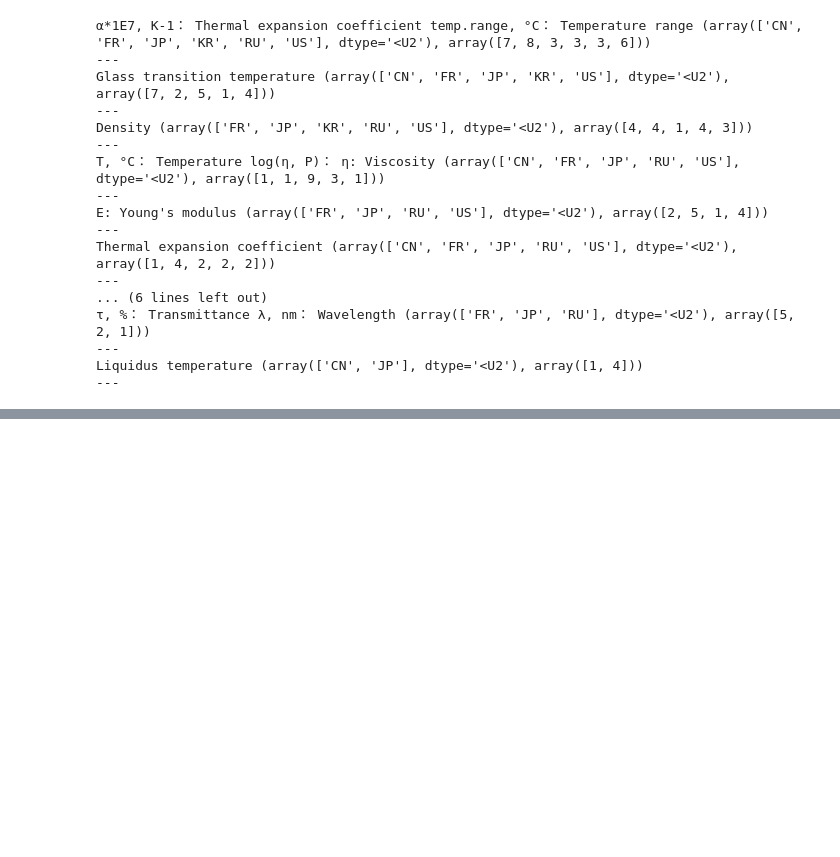
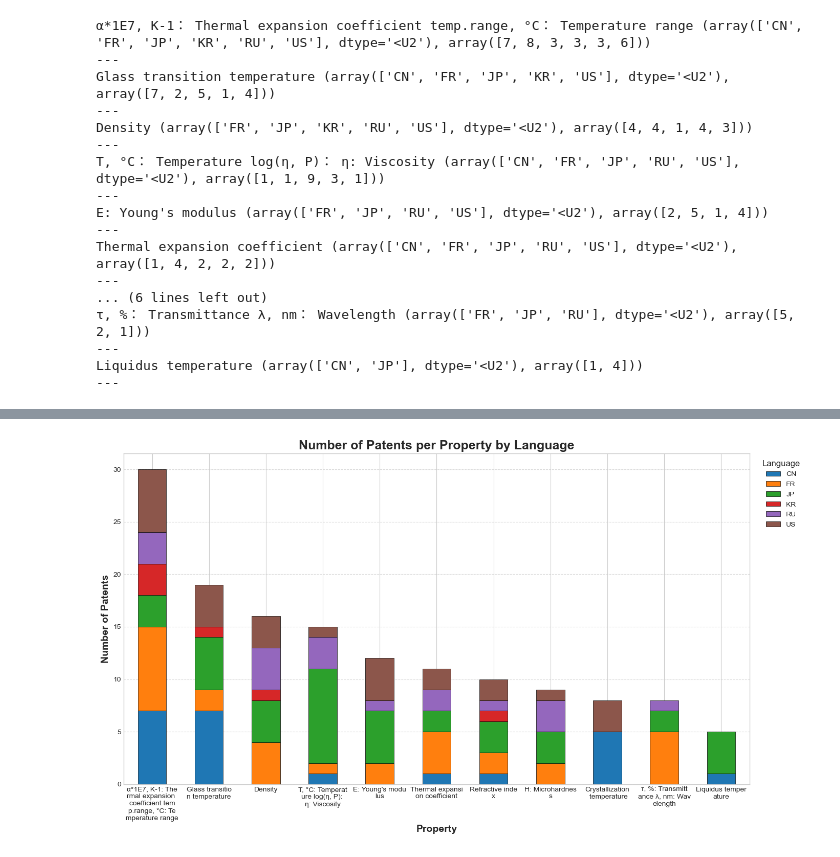
Before and after one commit to zakidotai/MuMMIE, a Jupyter notebook: code/patents_explorer.ipynb, the cells around one changed output, grey strips where cells are left out. Cells and saved outputs as stored; diff of their text form; code cells hidden in the pictures; blank space fills up the shorter version.

```diff
--- a/code/patents_explorer.ipynb
+++ b/code/patents_explorer.ipynb
@@ -226,0 +270,51 @@ Name: count, Length: 163, dtype: int64
+# %%
+import unicodedata
+
+# --- Normalize + wrap labels ---
+def normalize_labels(labels):
+    return [unicodedata.normalize("NFKC", str(label)) for label in labels]
+
+def wrap_labels(labels, width=15):
+    return ['\n'.join([label[i:i+width] for i in range(0, len(label), width)]) for label in labels]
+
+# Apply normalization first
+df_plot.index = normalize_labels(df_plot.index)
+
+# --- Pretty Plotting ---
+plt.style.use("seaborn-v0_8-whitegrid")
+
+colors = cm.get_cmap("Set2", df_plot.shape[1]).colors
+
+ax = df_plot.plot(
+    kind="bar",
+    stacked=True,
+    figsize=(14, 8),
+    color=colors,
+    edgecolor="black",
+    linewidth=0.5,
+)
+
+# Replace x-tick labels with wrapped ones
+ax.set_xticklabels(wrap_labels(df_plot.index, width=15), rotation=0, ha="center")
+
+# Titles and labels
+plt.title("Number of Patents per Property by Language", fontsize=18, weight="bold")
+plt.xlabel("Property", fontsize=14, weight="bold")
+plt.ylabel("Number of Patents", fontsize=14, weight="bold")
+
+# Legend styling
+plt.legend(
+    title="Language",
+    title_fontsize=12,
+    fontsize=10,
+    loc="upper left",
+    bbox_to_anchor=(1.01, 1),
+    frameon=False,
+)
+
+ax.grid(axis="y", linestyle="--", alpha=0.7)
+
+plt.tight_layout()
+plt.show()
+# %% [output]
+[figure, added]
```
Also changed, not shown: parts of 8 cells of this notebook.
